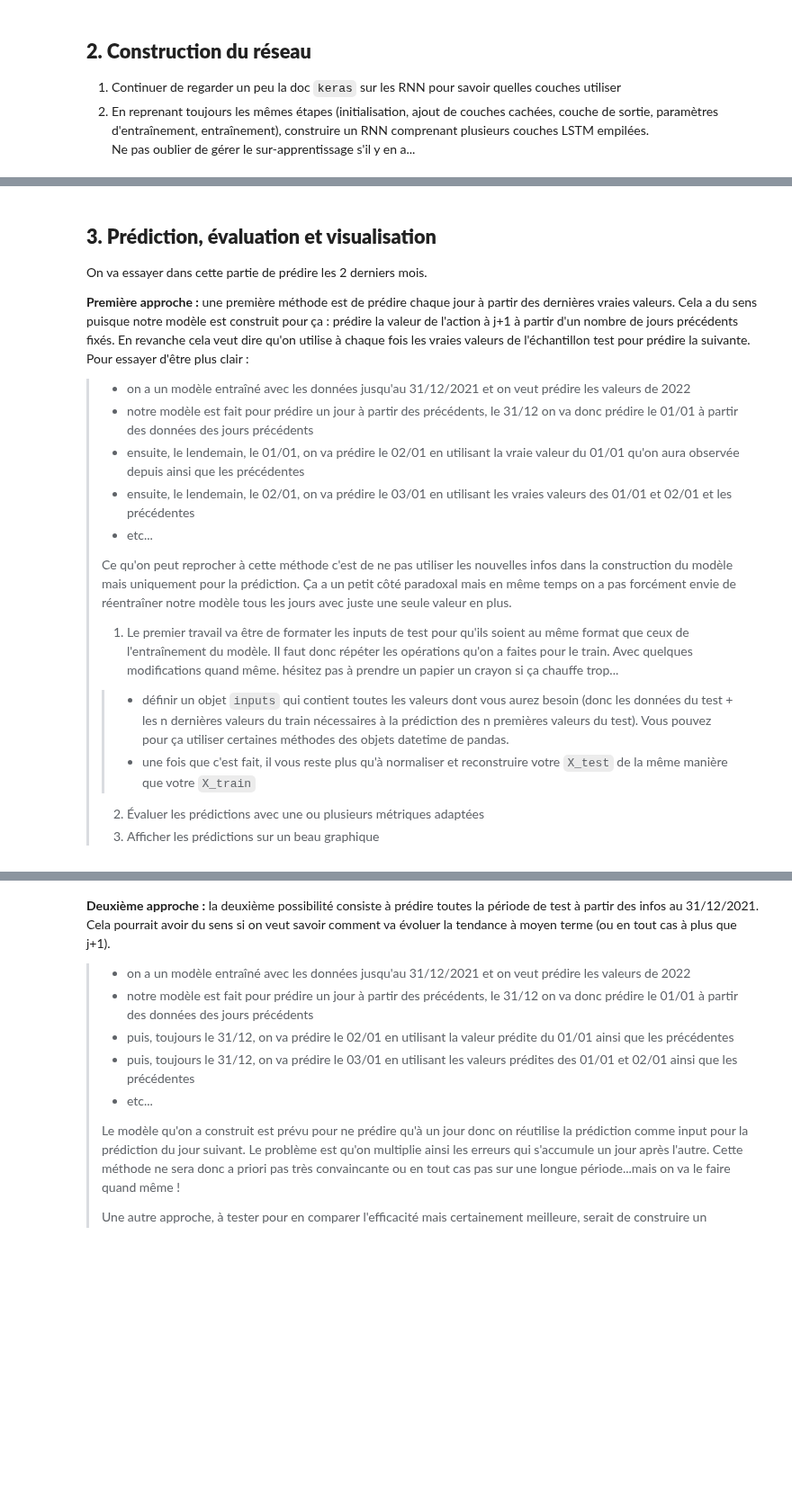
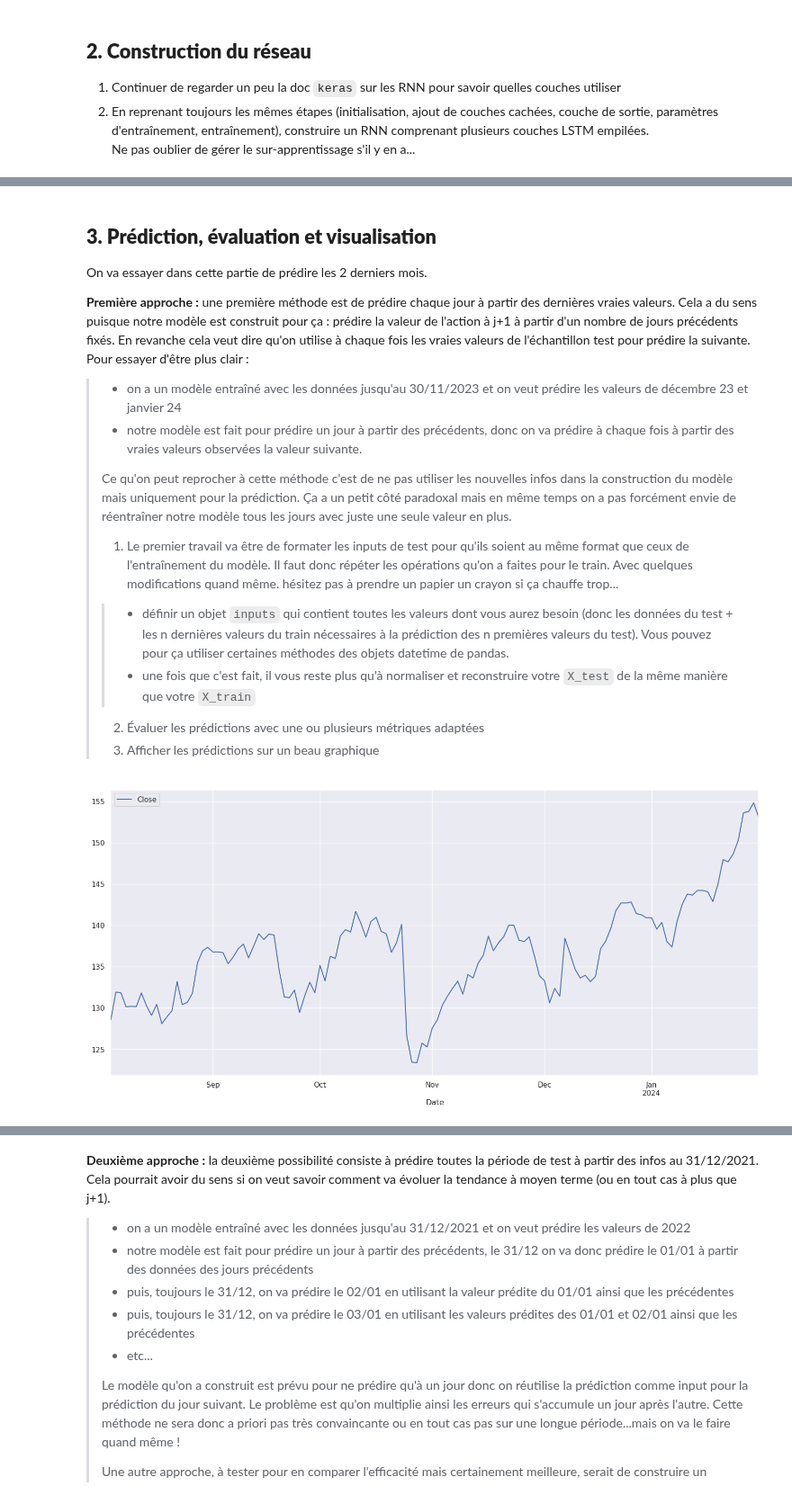
Before and after one commit to louiskuhn/IA-P3-Euskadi, a Jupyter notebook: Ressources/Deep Learning/Recurrent Neural Network/RNN - Prediction actions Google.ipynb, the cells around one changed output, grey strips where cells are left out. Shown at 90% size. Drawn from its saved outputs; the diff is of its cells as text; code cells hidden in the pictures; blank space fills up the shorter version.

```diff
--- a/Ressources/Deep Learning/Recurrent Neural Network/RNN - Prediction actions Google.ipynb
+++ b/Ressources/Deep Learning/Recurrent Neural Network/RNN - Prediction actions Google.ipynb
@@ -60,8 +60,8 @@ df.plot();
 # découpage train-test
 # approche spécifique aux données temporelles
 # on va cependant utiliser une méthode plus classique en ML/DL (voir plus bas)
-train = df.loc[:"2023-08"]
-test = df.loc["2023-09":]
+train = df.loc[:"2023"]
+test = df.loc["2024":]
 
 print(train.shape, test.shape, df.shape)
 print(train.index[-5:])
@@ -76,0 +86,20 @@ DatetimeIndex(['2023-09-01', '2023-09-04', '2023-09-05', '2023-09-06',
+# %%
+# création d'une fonction qui construit X et y pour pouvoir utiliser un modèle ML/DL
+# utilisation de n valeurs consécutives (n à fixer) pour prédire 1 valeur (la suivante)
+from tqdm import tqdm
+
+timesteps = 20
+
+def build_train_test(data, timesteps=timesteps):
+    X, y = [], []
+
+    for i in tqdm(range(timesteps, data.shape[0])):
+        y.append(data.iloc[i,0])
+        X.append(data.iloc[i-timesteps:i,0].values)
+
+    return np.array(X), np.array(y)
+
+X, y = build_train_test(df)
+X_train0, y_train0 = build_train_test(train)
+X_test0, y_test0 = build_train_test(test)
+X.shape, y.shape, X_train0.shape, X_test0.shape, y_train0.shape, y_test0.shape
@@ -77,7 +117,10 @@ DatetimeIndex(['2023-09-01', '2023-09-04', '2023-09-05', '2023-09-06',
 # %%
-# normalisation min-max
+# normalisation MinMax
 from sklearn.preprocessing import MinMaxScaler
-sc0 = MinMaxScaler().set_output(transform="pandas")
-train = sc0.fit_transform(train)
-test = sc0.transform(test)
-train.plot();
+sc = MinMaxScaler()
+X_train = sc.fit_transform(X_train)
+X_test = sc.transform(X_test)
+
+sc0 = MinMaxScaler()
+X_train0 = sc0.fit_transform(X_train0)
+X_test0 = sc0.transform(X_test0)
@@ -224,11 +235,8 @@ array([[39.8669   ],
 On va essayer dans cette partie de prédire les 2 derniers mois.
 
 **Première approche :** une première méthode est de prédire chaque jour à partir des dernières vraies valeurs. Cela a du sens puisque notre modèle est construit pour ça : prédire la valeur de l'action à j+1 à partir d'un nombre de jours précédents fixés. En revanche cela veut dire qu'on utilise à chaque fois les vraies valeurs de l'échantillon test pour prédire la suivante. Pour essayer d'être plus clair :
->- on a un modèle entraîné avec les données jusqu'au 31/12/2021 et on veut prédire les valeurs de 2022
->- notre modèle est fait pour prédire un jour à partir des précédents, le 31/12 on va donc prédire le 01/01 à partir des données des jours précédents
->- ensuite, le lendemain, le 01/01, on va prédire le 02/01 en utilisant la vraie valeur du 01/01 qu'on aura observée depuis ainsi que les précédentes
->- ensuite, le lendemain, le 02/01, on va prédire le 03/01 en utilisant les vraies valeurs des 01/01 et 02/01 et les précédentes
->- etc...
+>- on a un modèle entraîné avec les données jusqu'au 30/11/2023 et on veut prédire les valeurs de décembre 23 et janvier 24
+>- notre modèle est fait pour prédire un jour à partir des précédents, donc on va prédire à chaque fois à partir des vraies valeurs observées la valeur suivante.
 >
 > Ce qu'on peut reprocher à cette méthode c'est de ne pas utiliser les nouvelles infos dans la construction du modèle mais uniquement pour la prédiction. Ça a un petit côté paradoxal mais en même temps on a pas forcément envie de réentraîner notre modèle tous les jours avec juste une seule valeur en plus.
 >
@@ -237,3 +245,8 @@ On va essayer dans cette partie de prédire les 2 derniers mois.
 >>- une fois que c'est fait, il vous reste plus qu'à normaliser et reconstruire votre `X_test` de la même manière que votre `X_train`
 >2. Évaluer les prédictions avec une ou plusieurs métriques adaptées
 >3. Afficher les prédictions sur un beau graphique
+# %%
+inputs = df[pd.date_range(end=test.index[0], periods=timesteps+1, freq='B')[0]:]
+inputs.plot();
+# %% [output]
+[figure, added]
```
Also changed, not shown: parts of 19 cells of this notebook.
